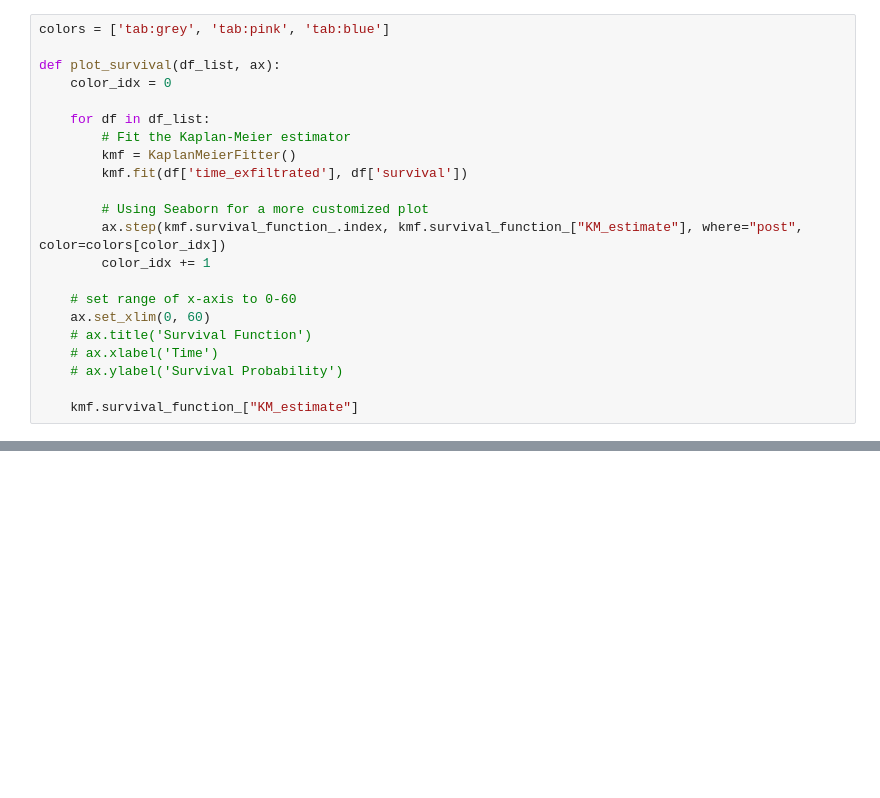
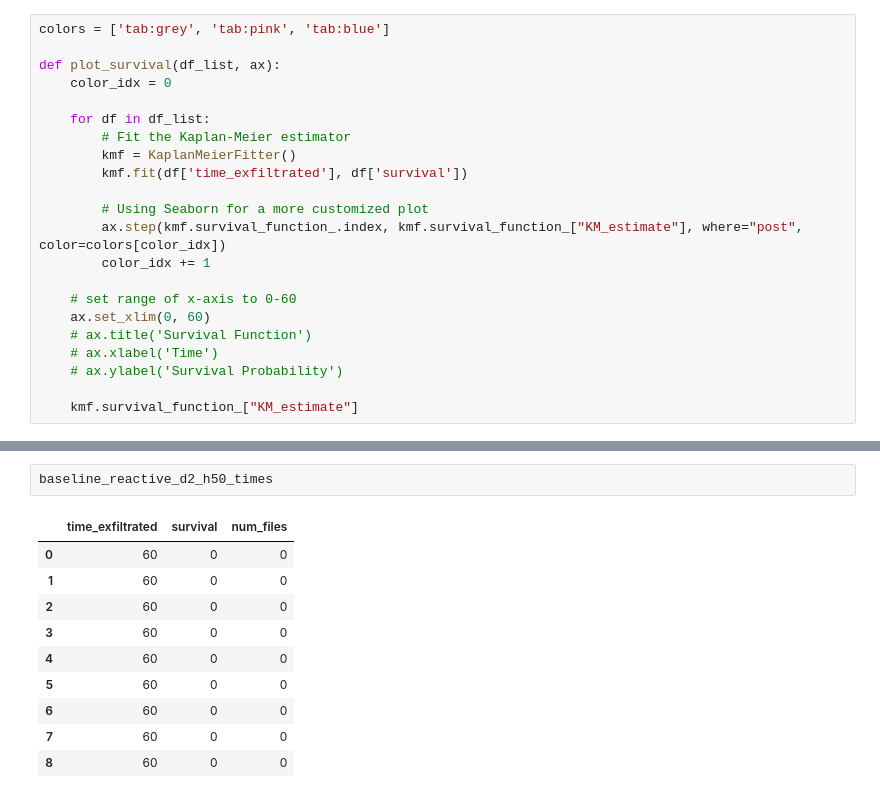
Before and after one commit to bsinger-cmu/perry, a Jupyter notebook: data_analysis/reactive.ipynb, the cells around one changed output, grey strips where cells are left out. Saved outputs shown, nothing was run; the diff lists cells and outputs as text; blank space fills up the shorter version.

```diff
--- a/data_analysis/reactive.ipynb
+++ b/data_analysis/reactive.ipynb
@@ -70,3 +67,16 @@ plot_survival([baseline_layered_d2_h50_times, baseline_reactive_d2_h50_times], a
 #fig.savefig('./plots/layered_survival_equiSmall.svg', transparent=True)
 # %% [output]
 [drawing not drawn]
+# %%
+baseline_reactive_d2_h50_times
+# %% [output]
+|  | time_exfiltrated | survival | num_files |
+| 0 | 60 | 0 | 0 |
+| 1 | 60 | 0 | 0 |
+| 2 | 60 | 0 | 0 |
+| 3 | 60 | 0 | 0 |
+| 4 | 60 | 0 | 0 |
+| 5 | 60 | 0 | 0 |
+| 6 | 60 | 0 | 0 |
+| 7 | 60 | 0 | 0 |
+| 8 | 60 | 0 | 0 |
```
Also changed, not shown: parts of 3 cells of this notebook, 20 other files.
